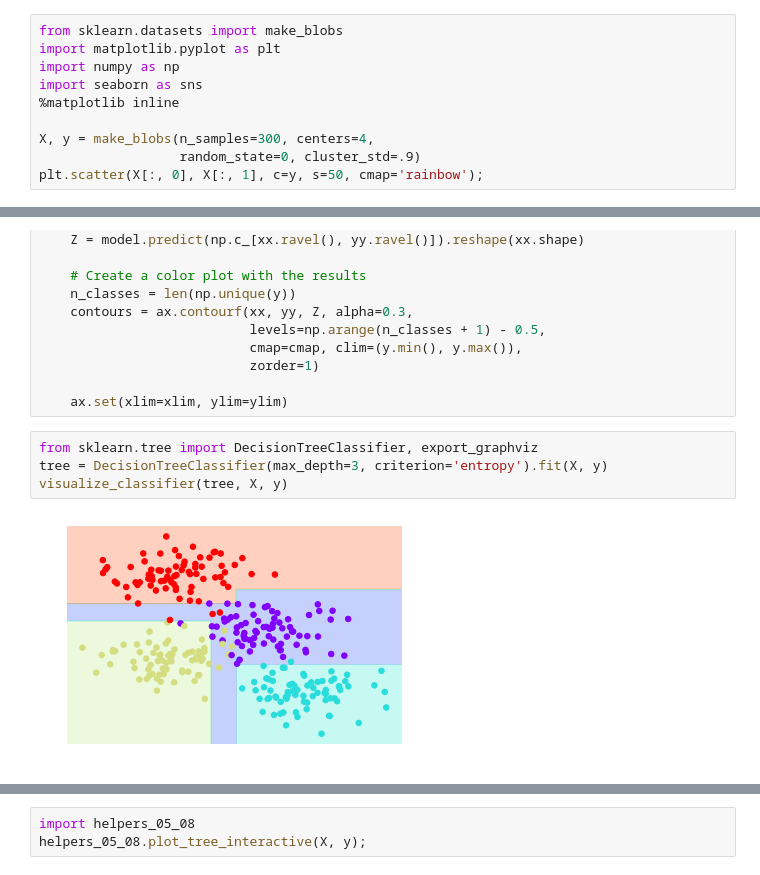
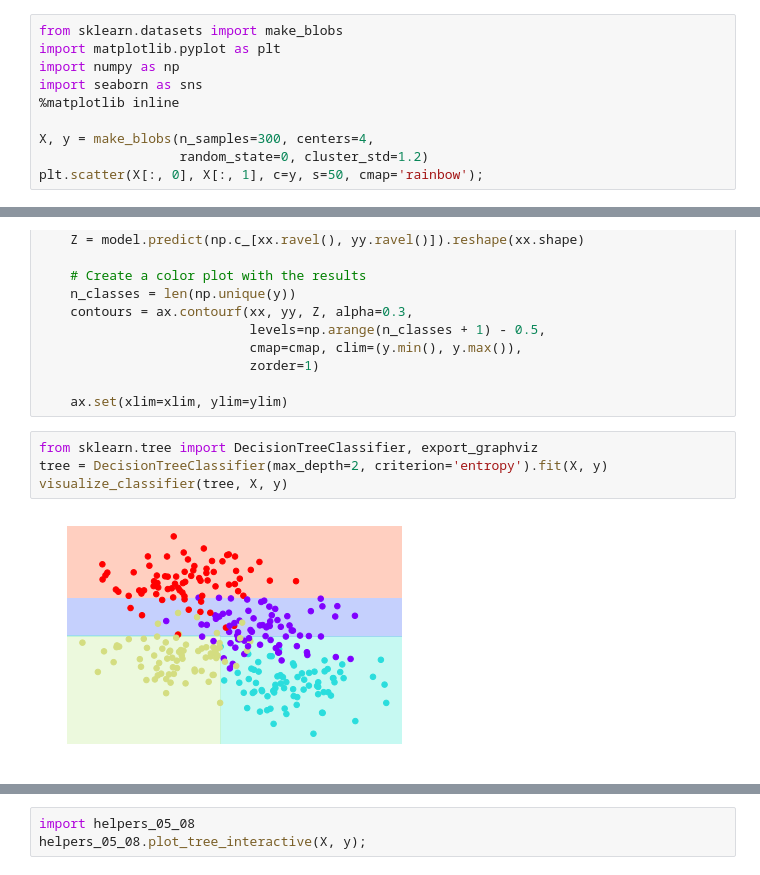
Before and after one commit to lhanappa/nipunbatra.github.io, a Jupyter notebook: teaching/ml-spring-19/notebooks/Decision-Tree/dt.ipynb, the cells around one changed output, grey strips where cells are left out. Saved outputs shown, nothing was run; the diff lists cells and outputs as text.

```diff
--- a/teaching/ml-spring-19/notebooks/Decision-Tree/dt.ipynb
+++ b/teaching/ml-spring-19/notebooks/Decision-Tree/dt.ipynb
@@ -16,6 +16,6 @@ import seaborn as sns
 %matplotlib inline
 
 X, y = make_blobs(n_samples=300, centers=4,
-                  random_state=0, cluster_std=.9)
+                  random_state=0, cluster_std=1.2)
 plt.scatter(X[:, 0], X[:, 1], c=y, s=50, cmap='rainbow');
 # %% [output]
@@ -48,10 +48,10 @@ def visualize_classifier(model, X, y, ax=None, cmap='rainbow'):
     ax.set(xlim=xlim, ylim=ylim)
 # %%
 from sklearn.tree import DecisionTreeClassifier, export_graphviz
-tree = DecisionTreeClassifier(max_depth=3, criterion='entropy').fit(X, y)
+tree = DecisionTreeClassifier(max_depth=2, criterion='entropy').fit(X, y)
 visualize_classifier(tree, X, y)
 # %% [output]
-[figure, old version]
+[figure, new version]
 # %%
 from IPython.display import Image
 from io import StringIO
```
Also changed, not shown: parts of 2 cells of this notebook, 4 other files.
